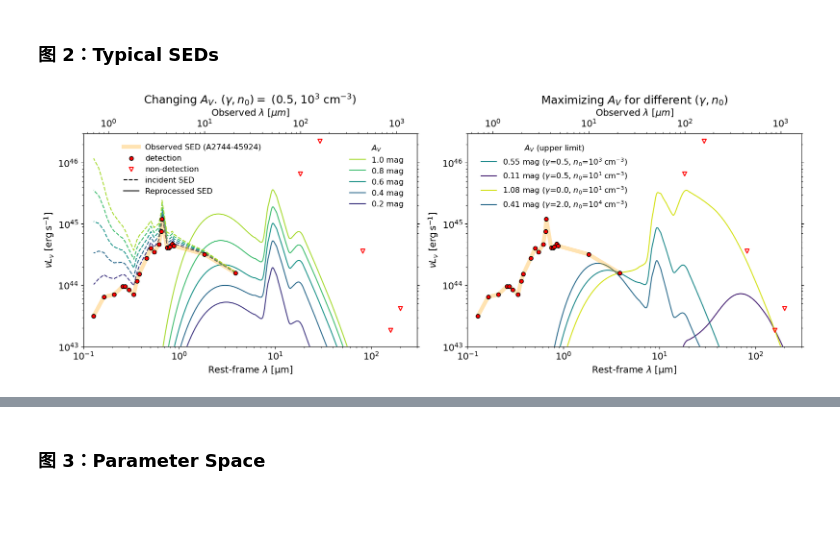
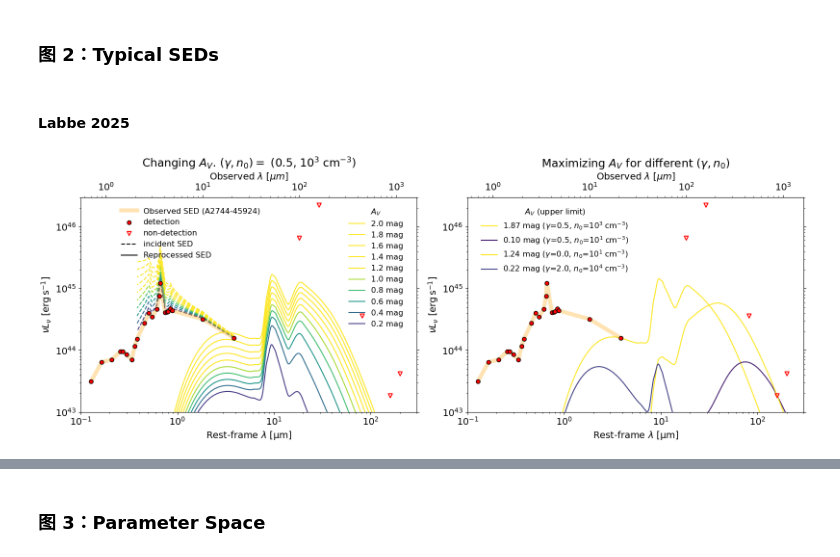
Before and after one commit to c-kj/LRD_dust_modeling, a Jupyter notebook: notebooks/A_V_constraint.ipynb, the cells around one changed output, grey strips where cells are left out. Cells and saved outputs as stored; diff of their text form; code cells hidden in the pictures; blank space fills up the shorter version.

```diff
--- a/notebooks/A_V_constraint.ipynb
+++ b/notebooks/A_V_constraint.ipynb
@@ -240,0 +326,3 @@ add_wavelength_obs_xaxis(ax, z=SED_table.meta['z'],)
+# %%
+Akins_stacking_raw = QTable.read('data/raw/Akins_stacking.txt', format='ascii.tab')
+Akins_stacking_raw = Akins_stacking_raw[~np.char.startswith(Akins_stacking_raw['Band'], 'Chandra')]  # 去掉 Chandra 的数据，这些 X ray 数据用不着，而且 F_nu 格式不好 parse
@@ -240,0 +351,23 @@ add_wavelength_obs_xaxis(ax, z=SED_table.meta['z'],)
+# %%
+_col_Units = [u.Unit(s) for s in np.char.replace(Akins_stacking_raw['Units'], 'muJy', 'uJy')]
+
+_col_F_nu = Akins_stacking_raw['F_nu']
+_col_F_nu = np.char.lstrip(_col_F_nu, '<(')
+_col_F_nu = [l[0] for l in np.char.split(_col_F_nu, ' +or- ')]
+_col_F_nu = u.Quantity(_col_F_nu, dtype=float)
+# _col_F_nu * _col_Units
+# %%
+Akins_stacking_photo = QTable(
+    {
+        'wavelength_obs': u.Quantity([u.Quantity(_str) for _str in np.char.replace(Akins_stacking_raw['Wavelength'], 'mum', 'um')]),
+        'fnu_obs': u.Quantity(value=[num * unit for num, unit in zip(_col_F_nu, _col_Units)]),
+        'detection': ~(np.char.startswith(Akins_stacking_raw['F_nu'], '<') |
+                       np.char.startswith(Akins_stacking_raw['F_nu'], '(')
+                       ).value  # 以表格中 F_nu 一列是否以 < 开头来判断是否探测到
+    },
+    meta={'z': 6, 'magnification': 1}  # Akins et al. (2024) 的样本，取红移 z=6 ?
+)
+
+
+# 使用这个函数来覆写 Akins_stacking_photo
+Akins_stacking_photo = create_SED_table_from_observed_flux(Akins_stacking_photo)
@@ -241,6 +450,11 @@ add_wavelength_obs_xaxis(ax, z=SED_table.meta['z'],)
 # %% [markdown]
 ## 准备 Fiducial model，定义函数
 # %%
+ignore_UV = False
+ignore_UV = True  #CHANGEME 用于 appendix，忽略 UV 贡献
+_observed_SED = get_SED_detection(Labbe_photo_ignore_UV if ignore_UV else Labbe_photo)
+
+
 from functools import partial
 create_model_with_fiducial = partial(A_V_Model,
             n_0 = 1e3 * u.cm**-3,
@@ -248,7 +462,7 @@ create_model_with_fiducial = partial(A_V_Model,
             T_sub=1500 * u.K,
             opacity=SMC_opacity,
             # opacity=Orion_opacity,
-            observed_SED=get_SED_detection(Labbe_photo),
+            observed_SED=_observed_SED,
             # observed_SED=Labbe_SED_selected_MIRI_reduced,  #TEMP 处理 MIRI 的加和
             tau_ph=0,   # 默认 feedback: no
             config={'T_floor': 30 * u.K,},  # CMB 温度限制，why？
@@ -718,5 +936,7 @@ ax.legend(loc='lower left')
 # %% [markdown]
 ### 图 2：Typical SEDs
+# %% [markdown]
+#### Labbe 2025
 # %%
 %matplotlib widget
 # %%
@@ -762,7 +982,8 @@ props_incident = dict(alpha=1, ls='--')
 props_reprocessed = dict(alpha=1, ls='-')
 
 handles_ax0_right = []
-A_V_list = np.arange(.2, 1.+1e-8, .2)
+# A_V_list = np.arange(.2, 1.+1e-8, .2)
+A_V_list = np.arange(.2, 2.+1e-8, .2)  #TEMP
 for A_V_val in A_V_list:
     model = create_model_with_fiducial(A_V=A_V_val)
     color = cmap(norm(A_V_val))
@@ -807,35 +1028,35 @@ for gamma, n_0 in paras_list:
     color = cmap(norm(A_V))
 
     _line_2, = axs[1].loglog(model.opacity.wavelength, model.calc_nu_L_nu(),
                   label=rf'{A_V:.2f} mag ($\gamma$={gamma:.1f}, $n_0$={fmt(n_0)})', color=color)
     handles_ax1_right.append(_line_2)
 
     # IR re-emission + observed SED:
     if False:
         props_total = dict(alpha=.8, ls='--')
         # axs[1].loglog(model.opacity.wavelength, model.calc_nu_L_nu_total(), color=color, **props_total)
         interp_nu_L_nu = LogLogInterpolator(model.observed_SED.wavelength, model.observed_SED.nu_L_nu, fill_value='extrapolate')  #TEMP 用 log-log 外插
         axs[1].loglog(model.opacity.wavelength, model.calc_nu_L_nu() + interp_nu_L_nu(model.opacity.wavelength), color=color, **props_total)
         axs[1].plot([], [], c='k', **props_total, label='observed + re-emission SED')  # 为了给 summation 的线条添加图例
 
 _plot_background(axs[1])
 
 # 图例
 axs[1].legend(handles=handles_ax1_right, loc='upper left', bbox_to_anchor=(0.02, bbox_to_anchor_y), title=r"$A_V$ (upper limit)", )
 
 # ---------------------------------------------------------------------------- #
 
 # Colorbar
 if False:
     mappable = ScalarMappable(cmap=cmap, norm=norm)
     mappable.set_array(A_V_list)
     cbar = fig.colorbar(mappable, ax=axs, label=r"$A_V$ [mag]", pad=0.01)
 
 
 # fig.savefig('figures/typical_SEDs/typical_SEDs_10.pdf', bbox_inches='tight')
-# // ...existing code...
+# fig.savefig('figures/temp/typical_SEDs/typical_SEDs_ignore_UV.pdf', bbox_inches='tight')
 # %% [output]
-[figure, old version]
+[figure, new version]
 # %%
 model = create_model_with_fiducial(A_V=0.55)
 r_array = model.get_r_array()
```
Also changed, not shown: parts of 57 cells of this notebook.
